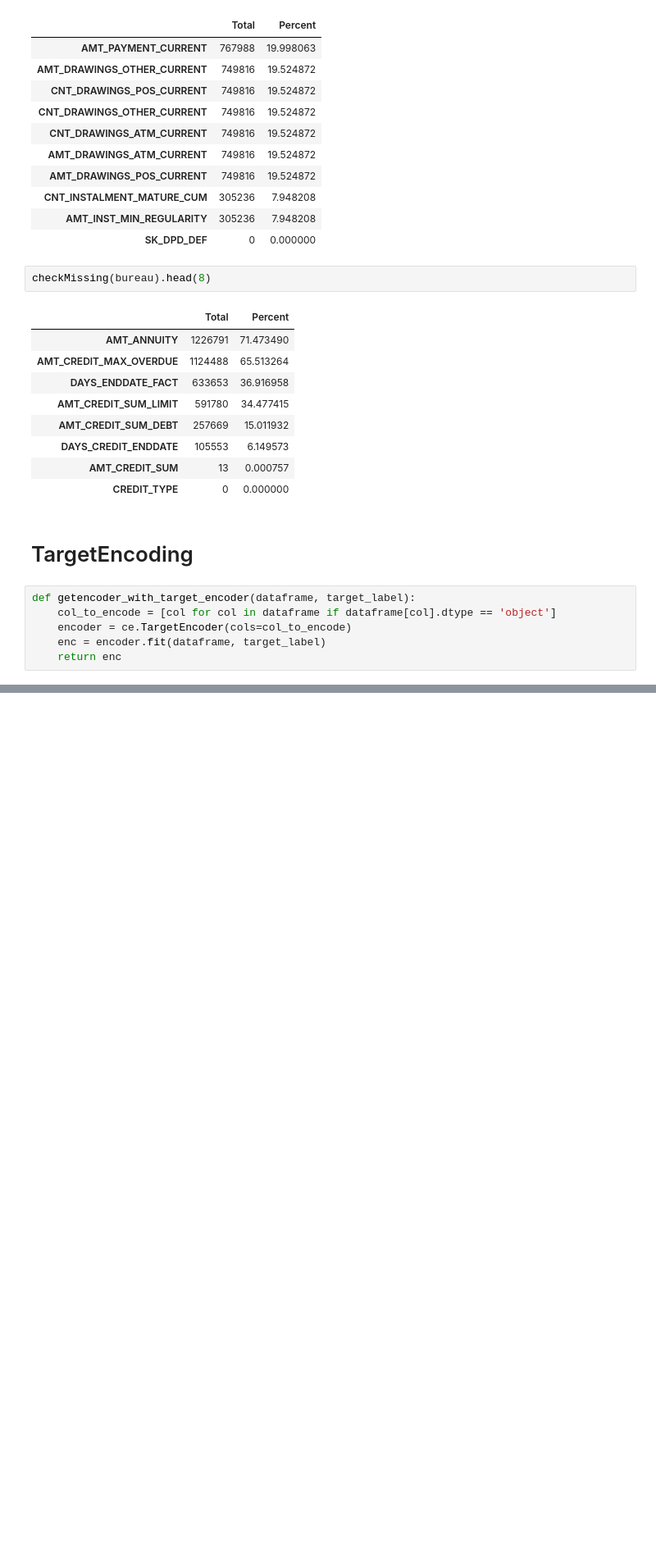
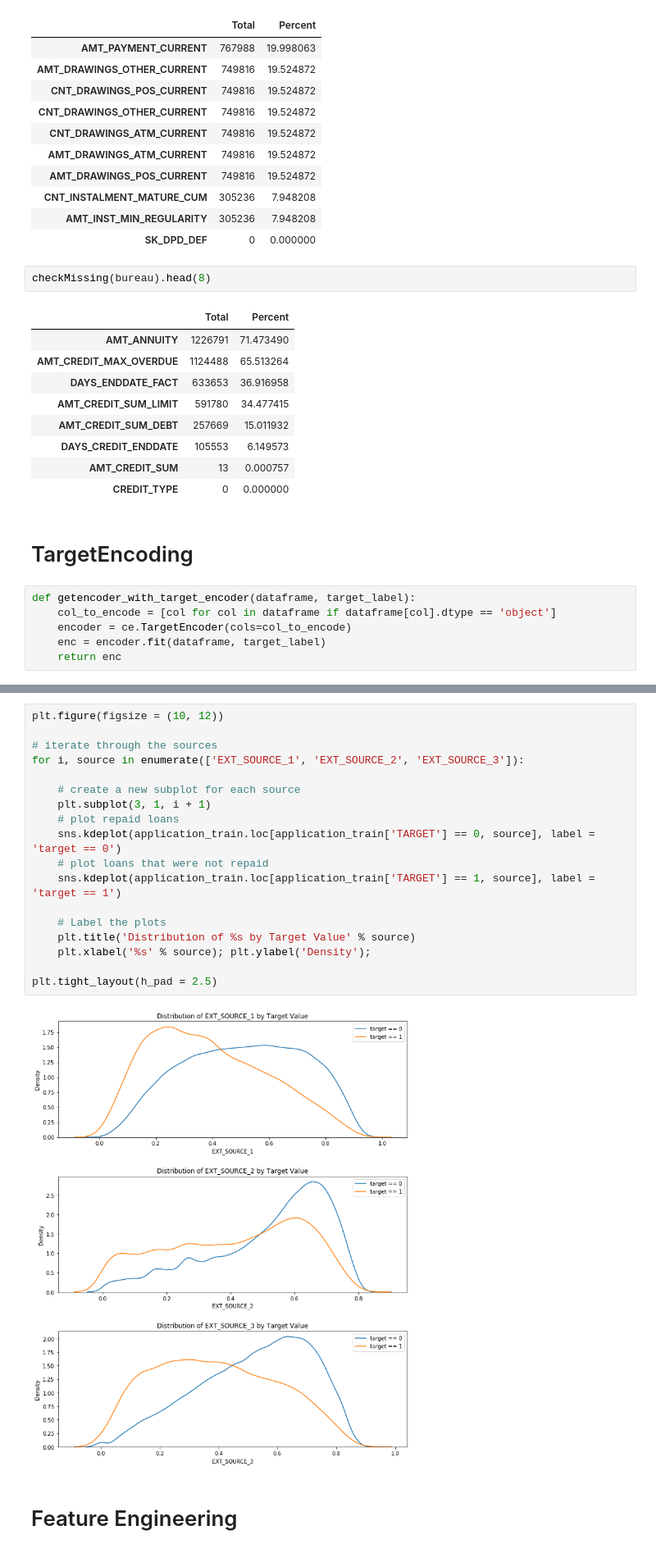
Before and after one commit to Zen3515/Home-Credit-Default-Risk, a Jupyter notebook: CompletedEDAandDataTransform.ipynb, the cells around one changed output, grey strips where cells are left out. Shown at 82% size. Cells and saved outputs as stored; diff of their text form; blank space fills up the shorter version.

```diff
--- a/CompletedEDAandDataTransform.ipynb
+++ b/CompletedEDAandDataTransform.ipynb
@@ -222,0 +284,22 @@ getencoder_with_target_encoder(application_train.drop(columns=['TARGET']), appli
+# %%
+plt.figure(figsize = (10, 12))
+
+# iterate through the sources
+for i, source in enumerate(['EXT_SOURCE_1', 'EXT_SOURCE_2', 'EXT_SOURCE_3']):
+
+    # create a new subplot for each source
+    plt.subplot(3, 1, i + 1)
+    # plot repaid loans
+    sns.kdeplot(application_train.loc[application_train['TARGET'] == 0, source], label = 'target == 0')
+    # plot loans that were not repaid
+    sns.kdeplot(application_train.loc[application_train['TARGET'] == 1, source], label = 'target == 1')
+
+    # Label the plots
+    plt.title('Distribution of %s by Target Value' % source)
+    plt.xlabel('%s' % source); plt.ylabel('Density');
+
+plt.tight_layout(h_pad = 2.5)
+# %% [output]
+[figure, added]
+# %% [markdown]
+# Feature Engineering
```
Also changed, not shown: parts of 26 cells of this notebook, 5 other files.
